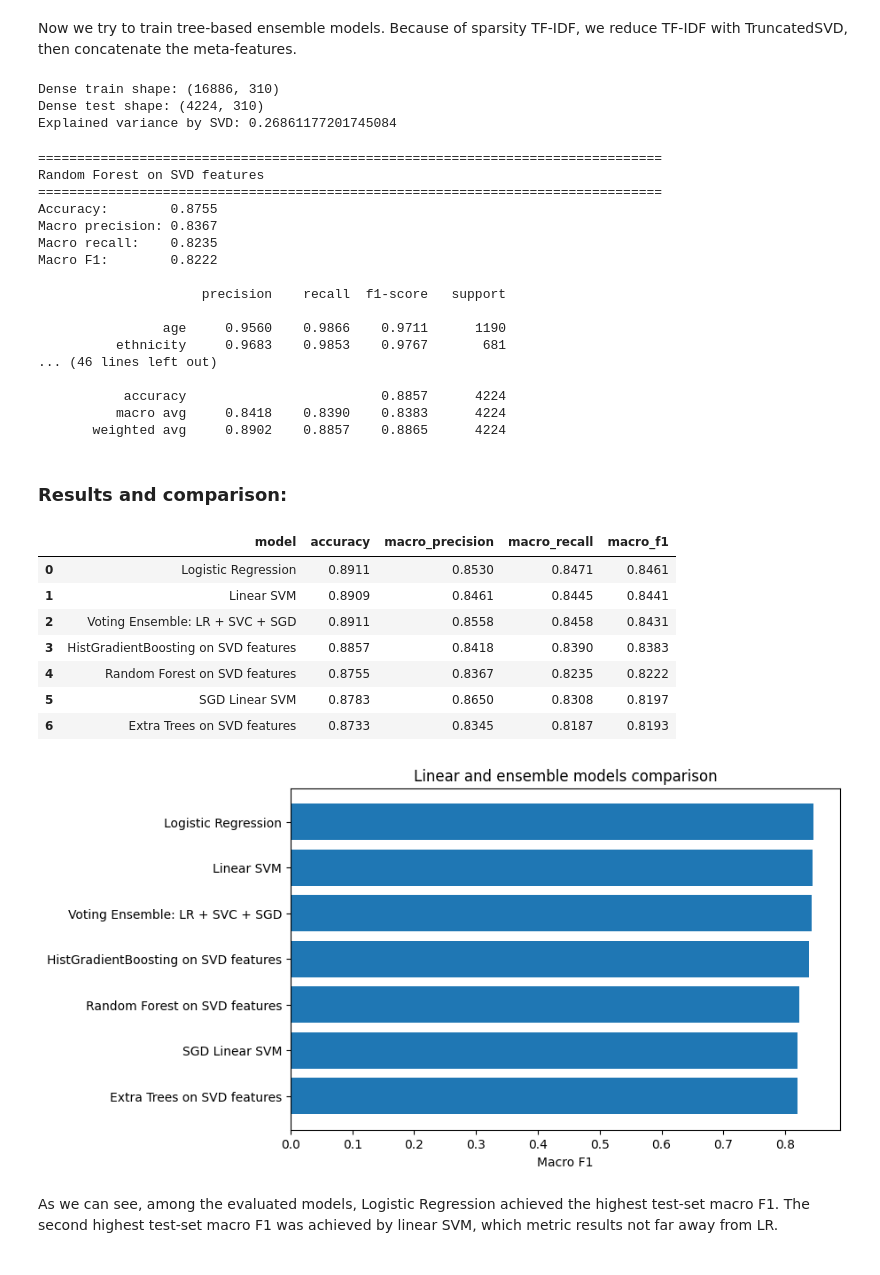
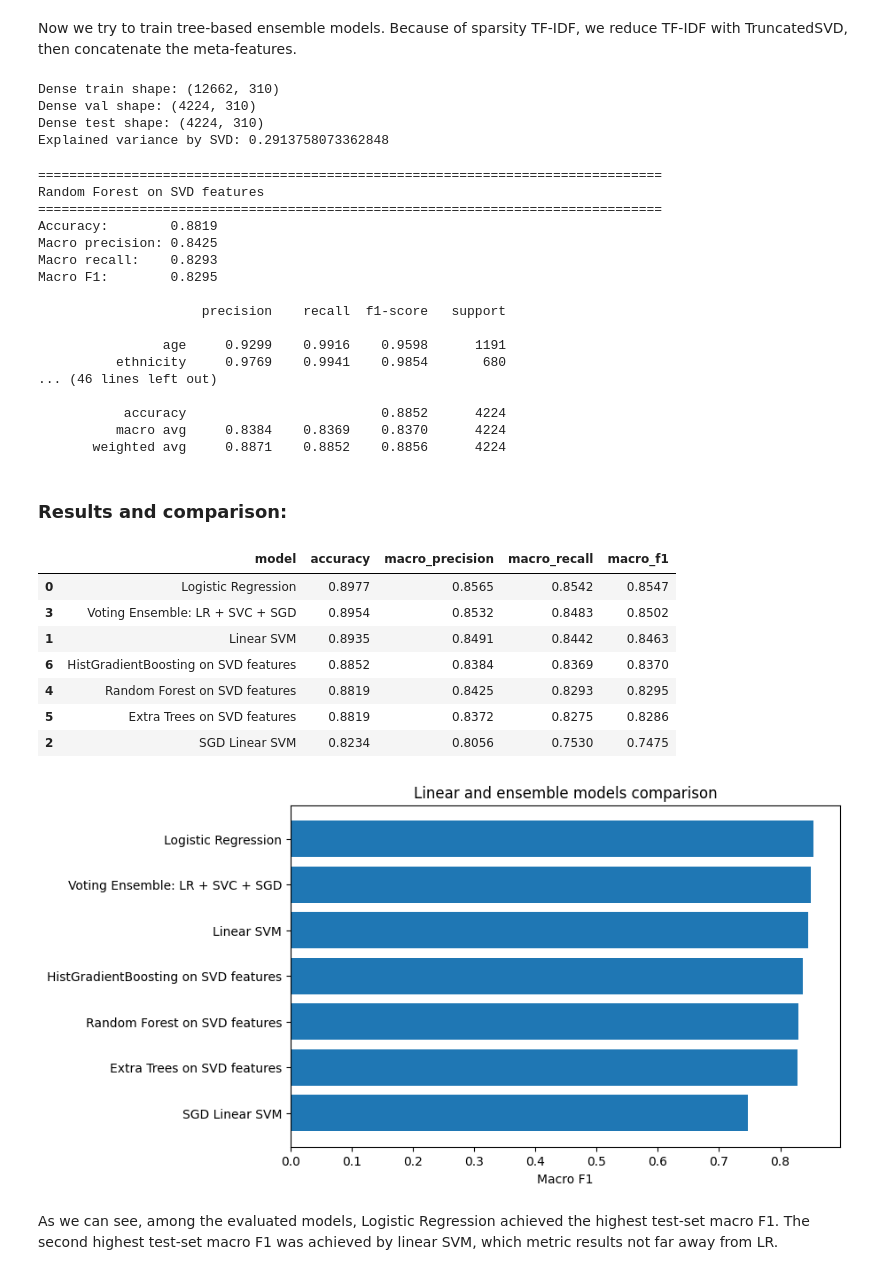
Before and after one commit to RomanGorelsky/MMDA_Project, a Jupyter notebook: MMDA_linear_ensemble.ipynb, the cells around one changed output. Drawn from its saved outputs; the diff is of its cells as text; code cells hidden in the pictures.

```diff
--- a/MMDA_linear_ensemble.ipynb
+++ b/MMDA_linear_ensemble.ipynb
@@ -382,13 +414,13 @@ result, pred = evaluate_model(
     voting_clf,
     X_train,
     y_train,
-    X_test,
-    y_test,
+    X_val,
+    y_val,
     "Voting Ensemble: LR + SVC + SGD"
 )
 
-all_results.append(result)
-all_predictions["Voting Ensemble: LR + SVC + SGD"] = pred
+val_results.append(result)
+val_predictions["Voting Ensemble: LR + SVC + SGD"] = pred
 # %% [output]
 ================================================================================
 Voting Ensemble: LR + SVC + SGD
@@ -421,23 +453,28 @@ svd = TruncatedSVD(
 )
 
 X_train_svd = svd.fit_transform(X_train_tfidf)
+X_val_svd = svd.transform(X_val_tfidf)
 X_test_svd = svd.transform(X_test_tfidf)
 
 # dense meta-features
 X_train_meta_dense = X_train_meta_scaled.toarray()
+X_val_meta_dense = X_val_meta_scaled.toarray()
 X_test_meta_dense = X_test_meta_scaled.toarray()
 
-# reduced TF-IDF + raw meta-features
+# reduced TF-IDF + meta-features
 X_train_dense = np.hstack([X_train_svd, X_train_meta_dense])
+X_val_dense = np.hstack([X_val_svd, X_val_meta_dense])
 X_test_dense = np.hstack([X_test_svd, X_test_meta_dense])
 
 print("Dense train shape:", X_train_dense.shape)
+print("Dense val shape:", X_val_dense.shape)
 print("Dense test shape:", X_test_dense.shape)
 print("Explained variance by SVD:", svd.explained_variance_ratio_.sum())
 # %% [output]
-Dense train shape: (16886, 310)
+Dense train shape: (12662, 310)
+Dense val shape: (4224, 310)
 Dense test shape: (4224, 310)
-Explained variance by SVD: 0.26861177201745084
+Explained variance by SVD: 0.2913758073362848
 # %%
 tree_ensemble_models = {
     "Random Forest on SVD features": RandomForestClassifier(
@@ -473,55 +510,54 @@ for name, model in tree_ensemble_models.items():
         model,
         X_train_dense,
         y_train,
-        X_test_dense,
-        y_test,
+        X_val_dense,
+        y_val,
         name
     )
-    all_results.append(result)
-    all_predictions[name] = pred
+    val_results.append(result)
+    val_predictions[name] = pred
 # %% [output]
 ================================================================================
 Random Forest on SVD features
 ================================================================================
-Accuracy:        0.8755
-Macro precision: 0.8367
-Macro recall:    0.8235
-Macro F1:        0.8222
+Accuracy:        0.8819
+Macro precision: 0.8425
+Macro recall:    0.8293
+Macro F1:        0.8295
 
                      precision    recall  f1-score   support
 
-                age     0.9560    0.9866    0.9711      1190
-          ethnicity     0.9683    0.9853    0.9767       681
+                age     0.9299    0.9916    0.9598      1191
+          ethnicity     0.9769    0.9941    0.9854       680
 ... (46 lines left out)
 
-           accuracy                         0.8857      4224
-          macro avg     0.8418    0.8390    0.8383      4224
-       weighted avg     0.8902    0.8857    0.8865      4224
+           accuracy                         0.8852      4224
+          macro avg     0.8384    0.8369    0.8370      4224
+       weighted avg     0.8871    0.8852    0.8856      4224
 # %% [markdown]
 ### Results and comparison:
 # %%
-results_df = pd.DataFrame(all_results)
-results_df = results_df.sort_values("macro_f1", ascending=False).reset_index(drop=True)
-
-results_df.round(4)
+val_results_df = pd.DataFrame(val_results)
+val_results_df = val_results_df.sort_values("macro_f1", ascending=False)
+val_results_df.round(4)
 # %% [output]
 |  | model | accuracy | macro_precision | macro_recall | macro_f1 |
-| 0 | Logistic Regression | 0.8911 | 0.8530 | 0.8471 | 0.8461 |
-| 1 | Linear SVM | 0.8909 | 0.8461 | 0.8445 | 0.8441 |
-| 2 | Voting Ensemble: LR + SVC + SGD | 0.8911 | 0.8558 | 0.8458 | 0.8431 |
-| 3 | HistGradientBoosting on SVD features | 0.8857 | 0.8418 | 0.8390 | 0.8383 |
-| 4 | Random Forest on SVD features | 0.8755 | 0.8367 | 0.8235 | 0.8222 |
-| 5 | SGD Linear SVM | 0.8783 | 0.8650 | 0.8308 | 0.8197 |
-| 6 | Extra Trees on SVD features | 0.8733 | 0.8345 | 0.8187 | 0.8193 |
+| 0 | Logistic Regression | 0.8977 | 0.8565 | 0.8542 | 0.8547 |
+| 3 | Voting Ensemble: LR + SVC + SGD | 0.8954 | 0.8532 | 0.8483 | 0.8502 |
+| 1 | Linear SVM | 0.8935 | 0.8491 | 0.8442 | 0.8463 |
+| 6 | HistGradientBoosting on SVD features | 0.8852 | 0.8384 | 0.8369 | 0.8370 |
+| 4 | Random Forest on SVD features | 0.8819 | 0.8425 | 0.8293 | 0.8295 |
+| 5 | Extra Trees on SVD features | 0.8819 | 0.8372 | 0.8275 | 0.8286 |
+| 2 | SGD Linear SVM | 0.8234 | 0.8056 | 0.7530 | 0.7475 |
 # %%
 plt.figure(figsize=(8, 5))
-plt.barh(results_df["model"], results_df["macro_f1"])
+plt.barh(val_results_df["model"], val_results_df["macro_f1"])
 plt.xlabel("Macro F1")
 plt.title("Linear and ensemble models comparison")
 plt.gca().invert_yaxis()
 plt.show()
 # %% [output]
-[figure, old version]
+[figure, new version]
 # %% [markdown]
 As we can see, among the evaluated models, Logistic Regression achieved the highest test-set macro F1. The second highest test-set macro F1 was achieved by linear SVM, which metric results not far away from LR.
 # %% [markdown]
```
Also changed, not shown: parts of 15 cells of this notebook.
